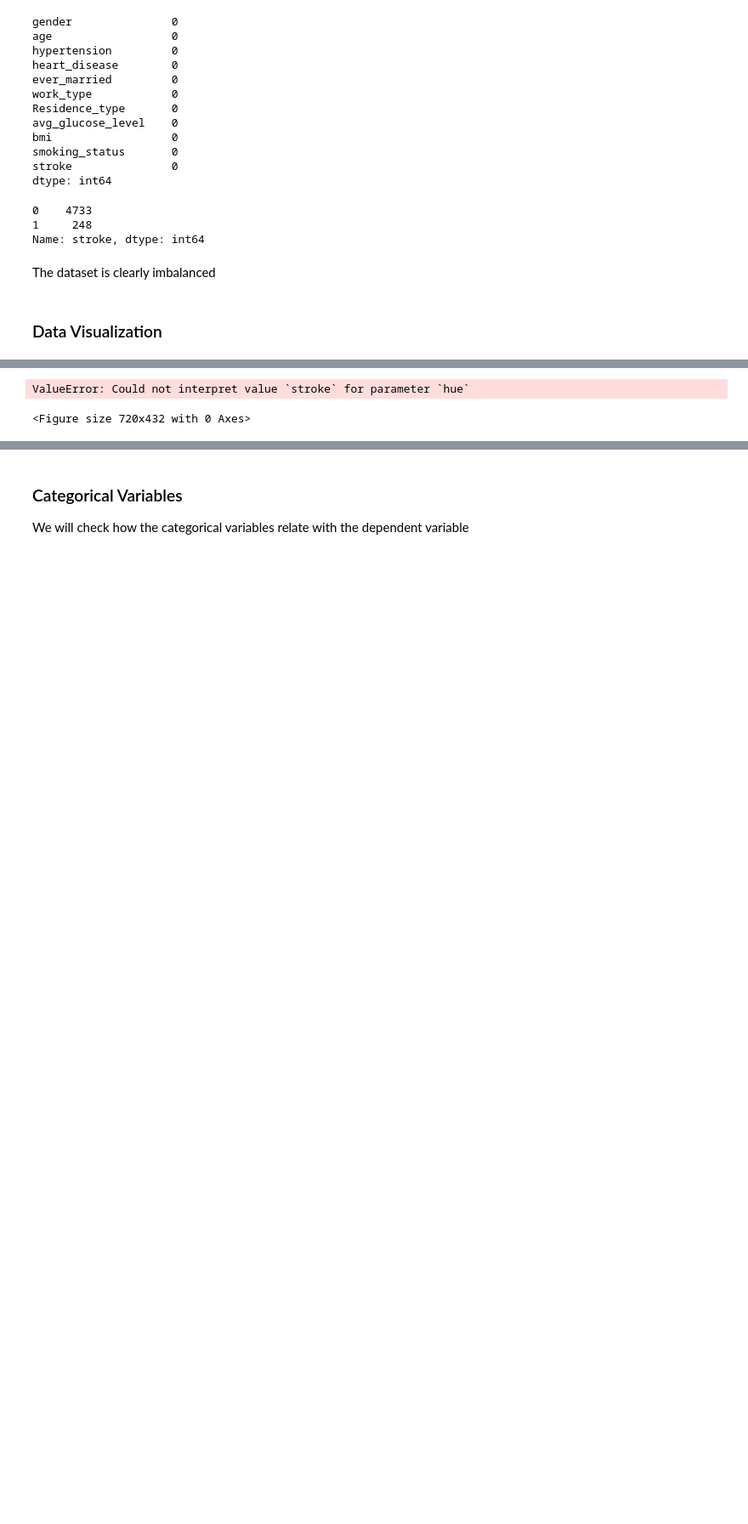
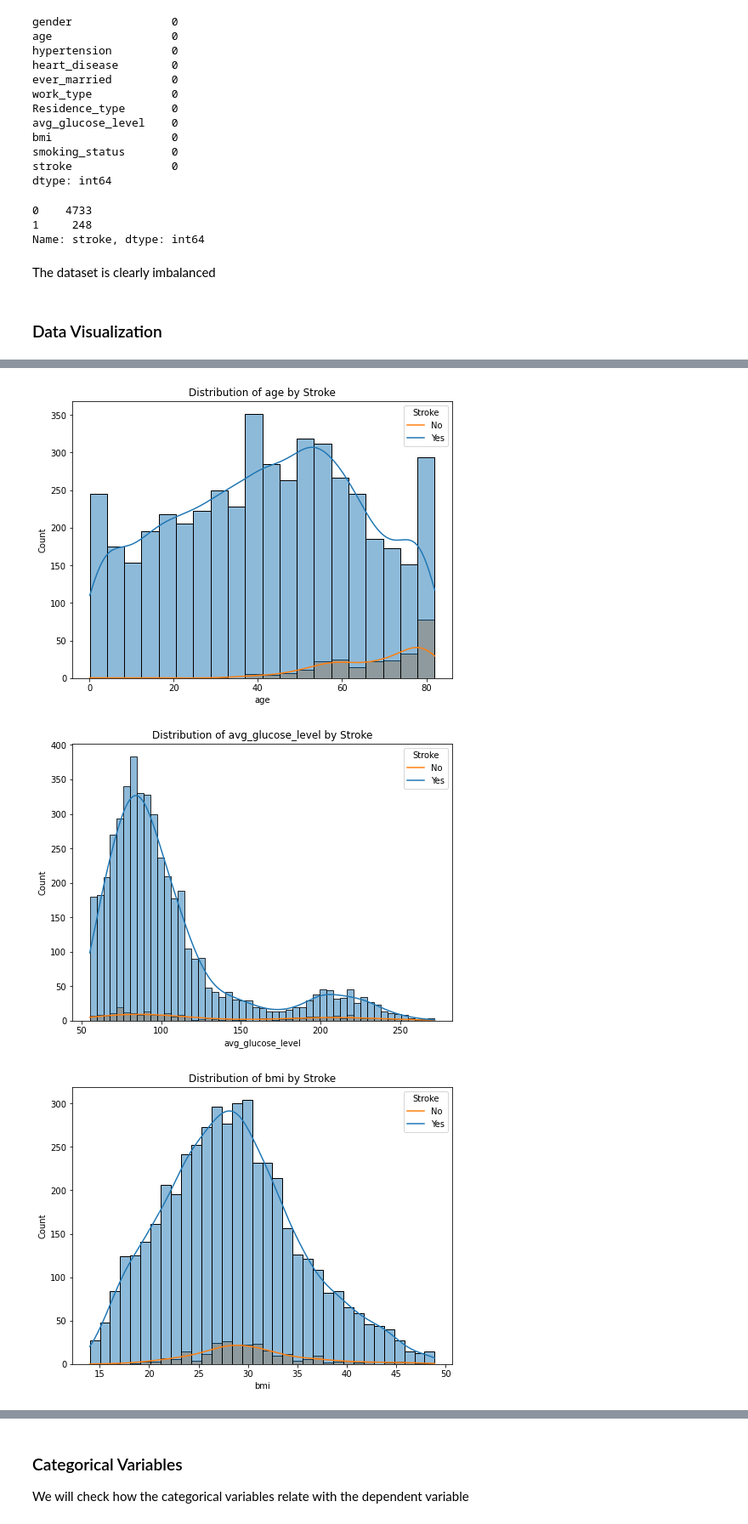
Before and after one commit to Annbellah/Brain_Stroke_Model, a Jupyter notebook: Brain_Stroke.ipynb, the cells around one changed output, grey strips where cells are left out. Shown at 85% size. Saved outputs shown, nothing was run; the diff lists cells and outputs as text; code cells hidden in the pictures; blank space fills up the shorter version.

```diff
--- a/Brain_Stroke.ipynb
+++ b/Brain_Stroke.ipynb
@@ -113,15 +113,17 @@ We will start with checking the distribution of the numerical variables
 # %%
-stroke_df_num = stroke_df[['age','avg_glucose_level', 'bmi']]
-# Plot histograms for numerical features against 'stroke'
-for feature in stroke_df_num.columns[:-1]:  # Exclude 'stroke' from the loop
-    plt.figure(figsize=(10, 6))
-    sns.histplot(data=stroke_df_num, x=feature, hue='stroke', palette='husl', multiple='stack')
-    plt.title(f'Distribution of {feature} by Stroke')
-    plt.xlabel(feature)
+numerical_columns = ['age', 'avg_glucose_level', 'bmi']
+stroke_df_num = stroke_df[numerical_columns + ['stroke']]
+
+# Plot histograms for numerical columns
+for col in numerical_columns:
+    plt.figure(figsize=(8, 6))
+    sns.histplot(data=stroke_df_num, x=col, hue='stroke', kde=True)
+    plt.title(f'Distribution of {col} by Stroke')
+    plt.xlabel(col)
     plt.ylabel('Count')
-    plt.xticks(rotation=90)
     plt.legend(title='Stroke', labels=['No', 'Yes'])
     plt.show()
 # %% [output]
-ValueError: Could not interpret value `stroke` for parameter `hue`
-<Figure size 720x432 with 0 Axes>
+[figure, added]
+[figure, added]
+[figure, added]
```
Also changed, not shown: parts of 5 cells of this notebook.
